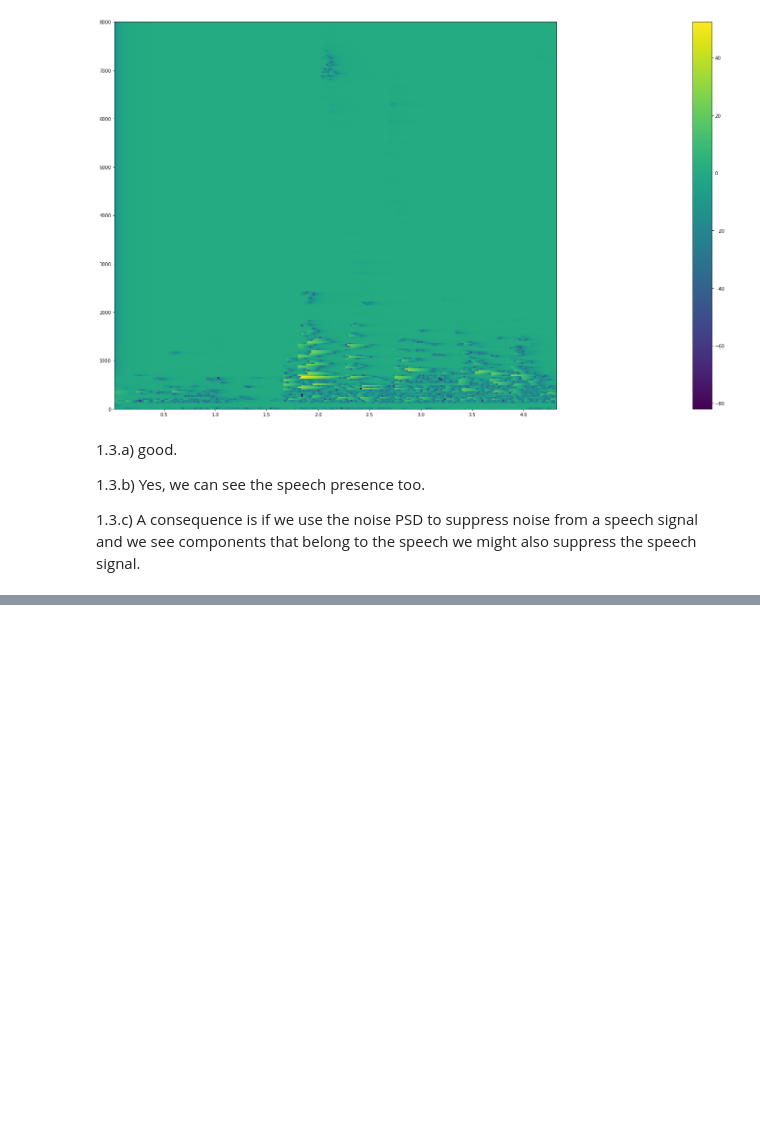
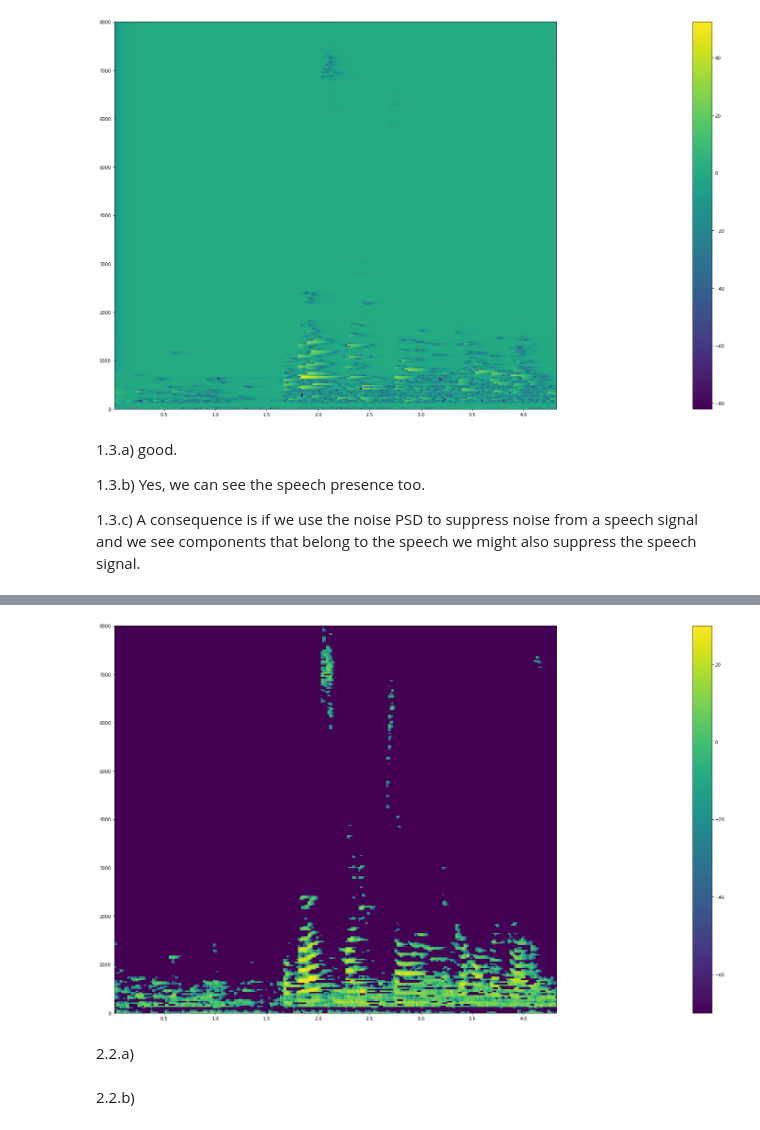
Before and after one commit to angelonti/uhh_ssp_summer2023, a Jupyter notebook: exercise6/exercise6.ipynb, the cells around one changed output, grey strips where cells are left out. Drawn from its saved outputs; the diff is of its cells as text; code cells hidden in the pictures; blank space fills up the shorter version.

```diff
--- a/exercise6/exercise6.ipynb
+++ b/exercise6/exercise6.ipynb
@@ -355,0 +411,6 @@ plot_spectrogram_nostft(m_noise_psd_babble, v_time_frame_babble, v_freq_babble)
+# %%
+initial_s = np.zeros(m_stft_white.shape[1])
+initial_s
+initial_psd_noise_babble = np.mean(np.square(np.abs(m_stft_white[0:m_stft_babble.shape[0]//4])), axis=0)
+m_enhanced_stft_babble = compute_enhanced_stft(m_stft_babble, m_noise_psd_babble, initial_s, initial_psd_noise_babble, alpha, g_min)
+m_enhanced_stft_babble
@@ -355,0 +449,8 @@ plot_spectrogram_nostft(m_noise_psd_babble, v_time_frame_babble, v_freq_babble)
+# %%
+plot_spectrogram_nostft(m_enhanced_stft_babble, v_time_frame_babble, v_freq_babble, vmin=-70, vmax=30)
+# %% [output]
+[figure, added]
+# %% [markdown]
+2.2.a)
+# %% [markdown]
+2.2.b)
```
Also changed, not shown: parts of 26 cells of this notebook.
